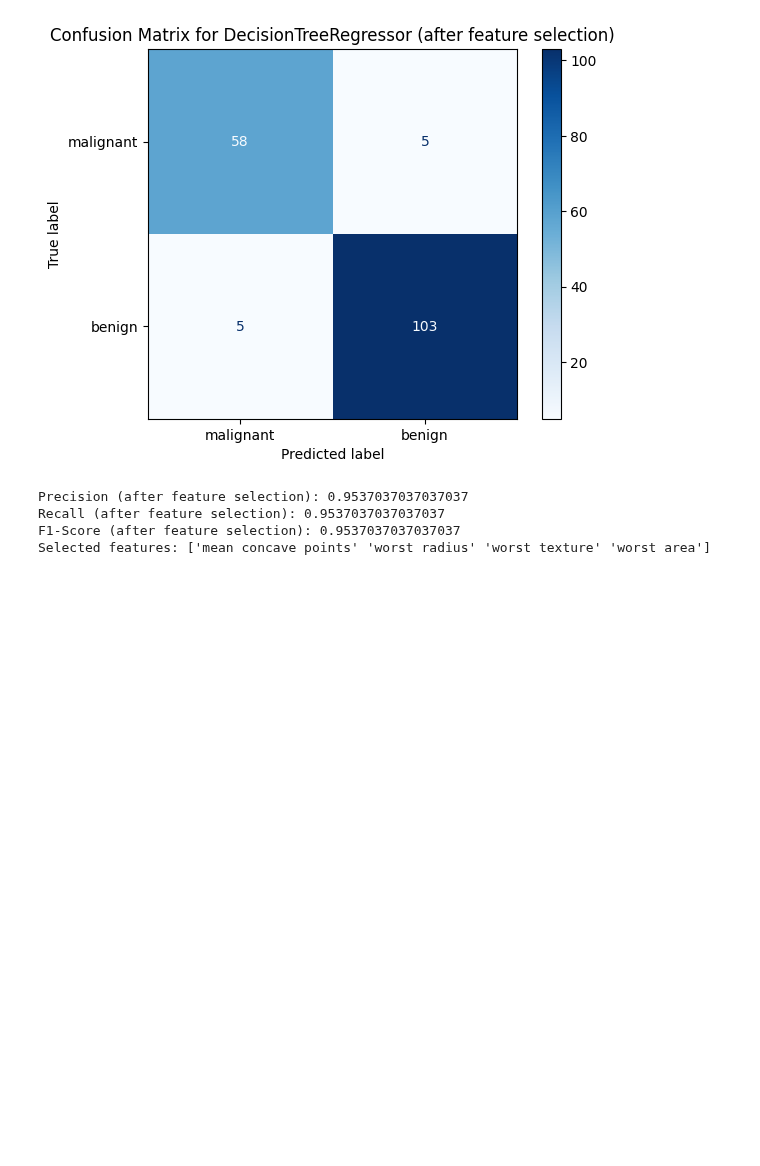
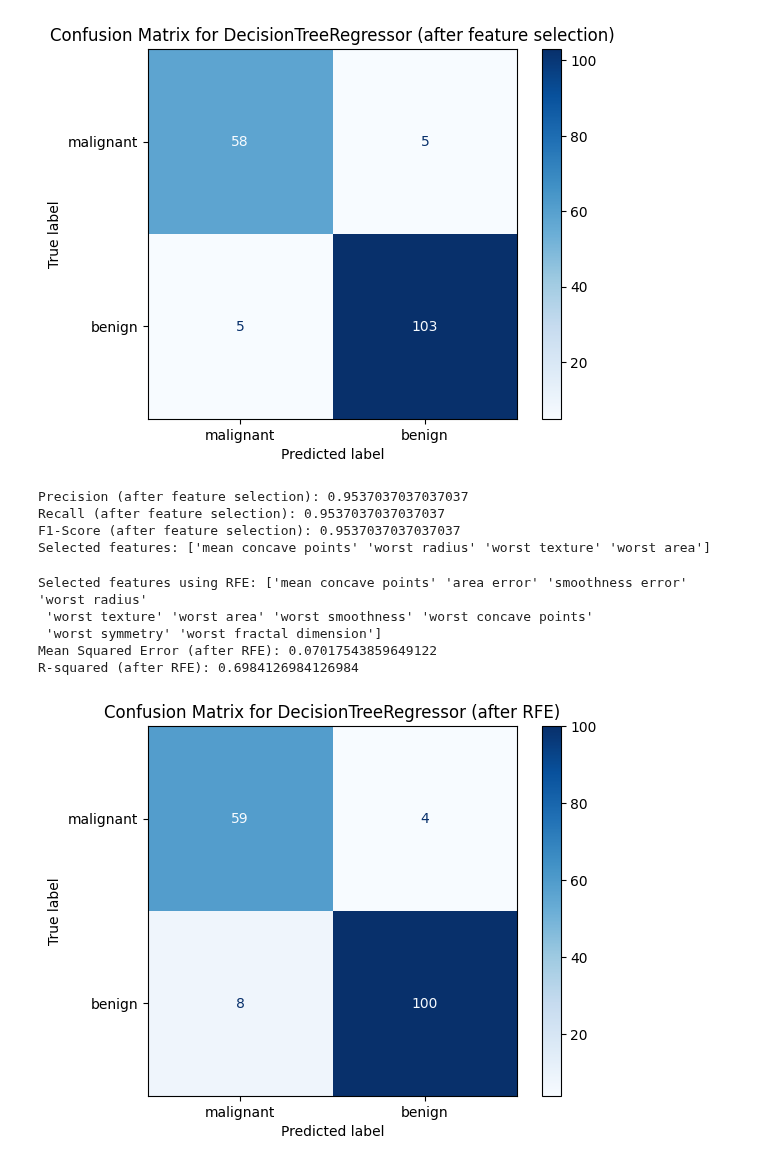
Before and after one commit to sabbir2609/edge_course, a Jupyter notebook: notebooks/decision_trees.ipynb, the cells around one changed output. Cells and saved outputs as stored; diff of their text form; code cells hidden in the pictures; blank space fills up the shorter version.

```diff
--- a/notebooks/decision_trees.ipynb
+++ b/notebooks/decision_trees.ipynb
@@ -93,3 +93,52 @@ Precision (after feature selection): 0.9537037037037037
 Recall (after feature selection): 0.9537037037037037
 F1-Score (after feature selection): 0.9537037037037037
 Selected features: ['mean concave points' 'worst radius' 'worst texture' 'worst area']
+# %%
+# feature selection using REF
+from sklearn.feature_selection import RFE
+
+# Create the RFE model and select 10 attributes
+rfe = RFE(estimator=regressor, n_features_to_select=10)
+rfe.fit(X_train_scaled, y_train)
+
+# Get the selected features
+selected_features_rfe = data.feature_names[rfe.support_]
+print("Selected features using RFE:", selected_features_rfe)
+
+# Transform the data
+X_train_rfe = rfe.transform(X_train_scaled)
+X_test_rfe = rfe.transform(X_test_scaled)
+
+# Train a new model using the selected features
+regressor_rfe = DecisionTreeRegressor(random_state=42)
+regressor_rfe.fit(X_train_rfe, y_train)
+
+# Predict on the test set using the selected features
+y_pred_rfe = regressor_rfe.predict(X_test_rfe)
+
+# Since we have a binary classification problem, we can round predictions to 0 or 1
+y_pred_rounded_rfe = np.round(y_pred_rfe)
+
+# Evaluate the model using Mean Squared Error (MSE) and R-squared
+mse_rfe = mean_squared_error(y_test, y_pred_rounded_rfe)
+r2_rfe = r2_score(y_test, y_pred_rounded_rfe)
+
+# Print performance metrics
+print("Mean Squared Error (after RFE):", mse_rfe)
+print("R-squared (after RFE):", r2_rfe)
+
+# Confusion Matrix
+cm_rfe = confusion_matrix(y_test, y_pred_rounded_rfe)
+
+# Display the Confusion Matrix using ConfusionMatrixDisplay
+disp_rfe = ConfusionMatrixDisplay(confusion_matrix=cm_rfe, display_labels=data.target_names)
+disp_rfe.plot(cmap=plt.cm.Blues)
+plt.title("Confusion Matrix for DecisionTreeRegressor (after RFE)")
+plt.show()
+# %% [output]
+Selected features using RFE: ['mean concave points' 'area error' 'smoothness error' 'worst radius'
+ 'worst texture' 'worst area' 'worst smoothness' 'worst concave points'
+ 'worst symmetry' 'worst fractal dimension']
+Mean Squared Error (after RFE): 0.07017543859649122
+R-squared (after RFE): 0.6984126984126984
+[figure, added]
```
Also changed, not shown: 1 other file.
